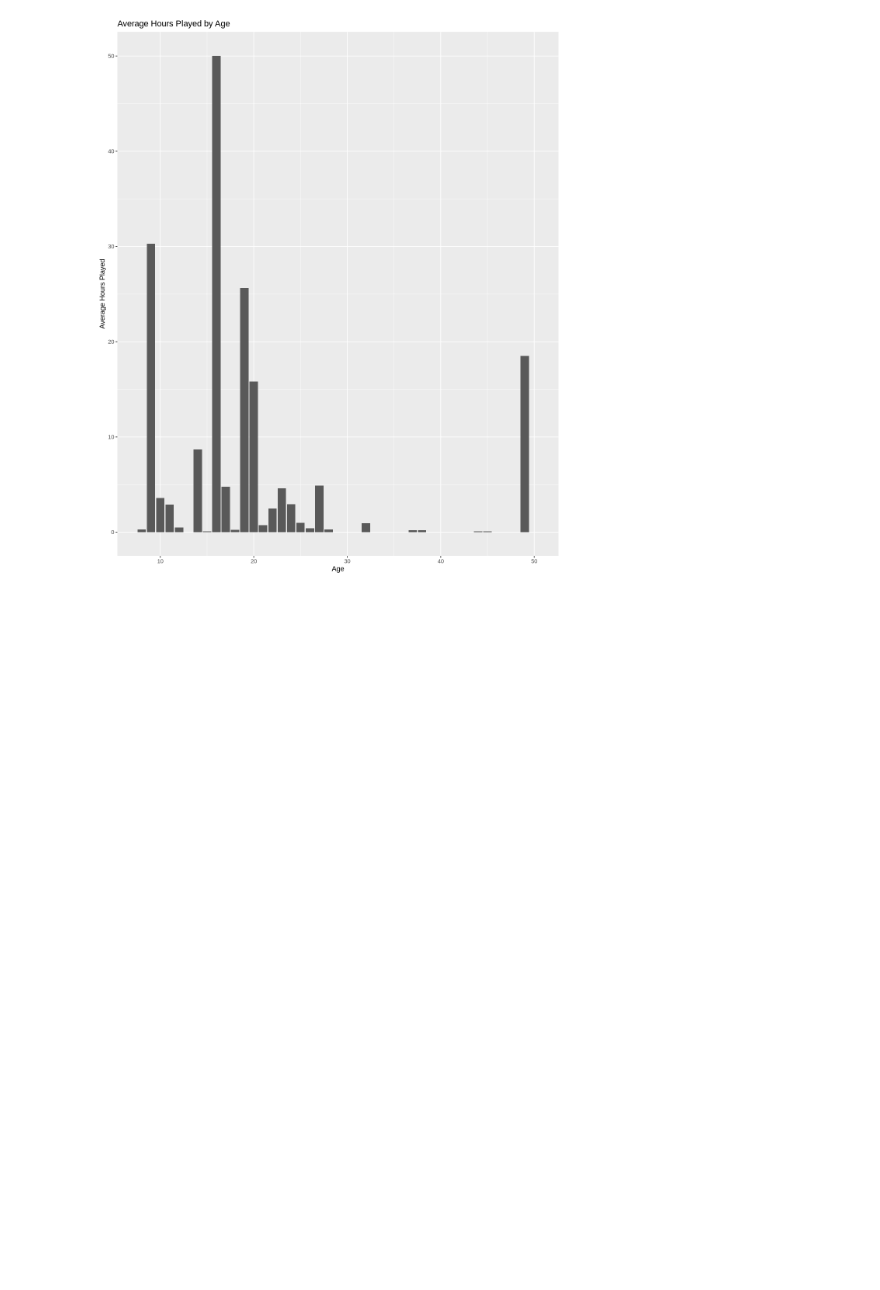
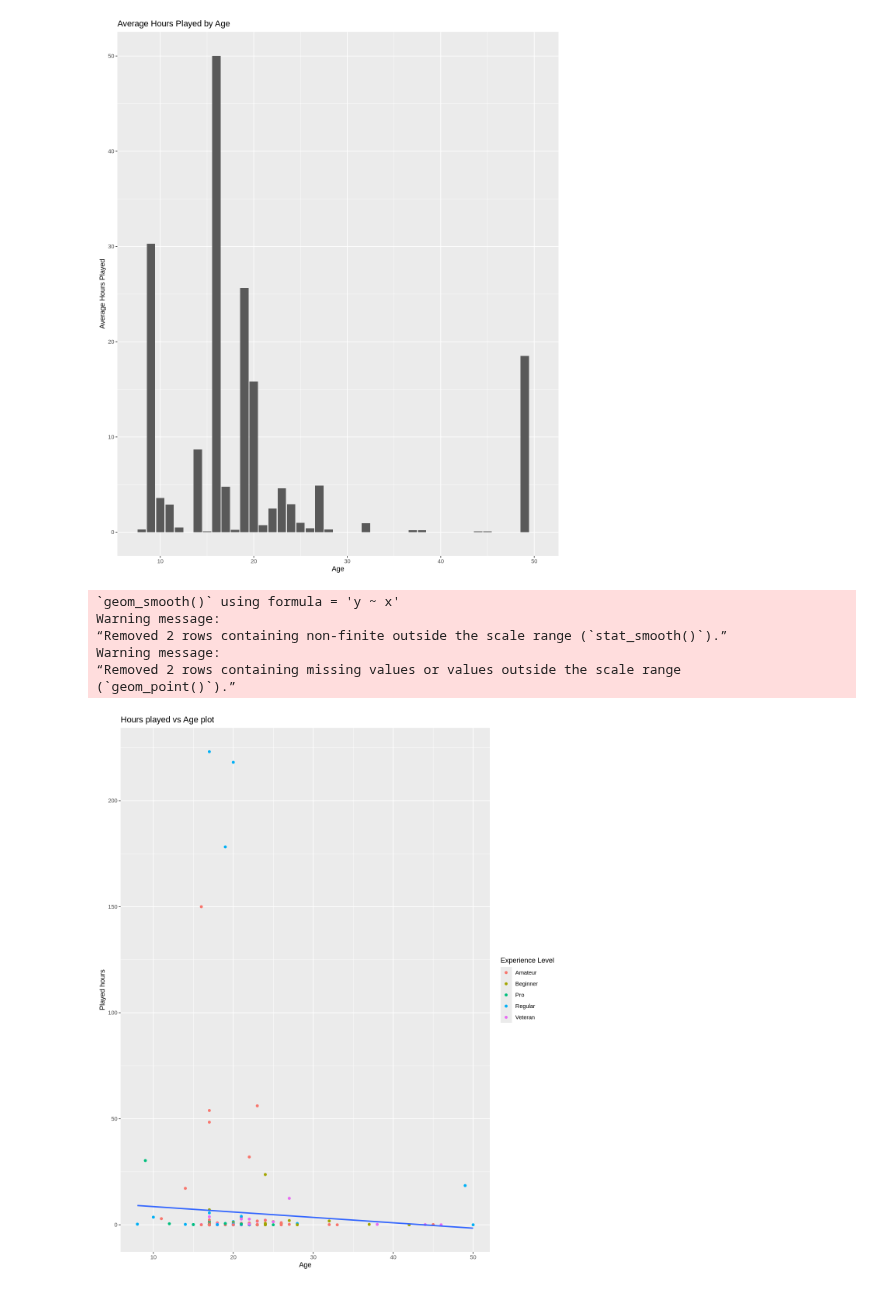
Before and after one commit to Chalkkk/dsci-final-group-project, a Jupyter notebook: final_project.ipynb, the cells around one changed output. Drawn from its saved outputs; the diff is of its cells as text; code cells hidden in the pictures; blank space fills up the shorter version.

Commit message:
added plots

```diff
--- a/final_project.ipynb
+++ b/final_project.ipynb
@@ -290,3 +290,20 @@ Warning message:
 “Removed 1 row containing missing values or values outside the scale range
 (`geom_bar()`).”
 [figure]
+# %%
+options(repr.plot.width = 10, repr.plot.height = 12)
+hour_age_experience_plot <- players |>
+    ggplot(aes(x = Age, y = played_hours)) +
+    geom_point(aes(color = experience)) +
+    geom_smooth(method = "lm", se = FALSE) +
+    labs(title = "Hours played vs Age plot", color = "Experience Level", x = "Age", y = "Played hours")
+
+hour_age_experience_plot
+# %% [output]
+`geom_smooth()` using formula = 'y ~ x'
+Warning message:
+“Removed 2 rows containing non-finite outside the scale range (`stat_smooth()`).”
+Warning message:
+“Removed 2 rows containing missing values or values outside the scale range
+(`geom_point()`).”
+[figure, added]
```
